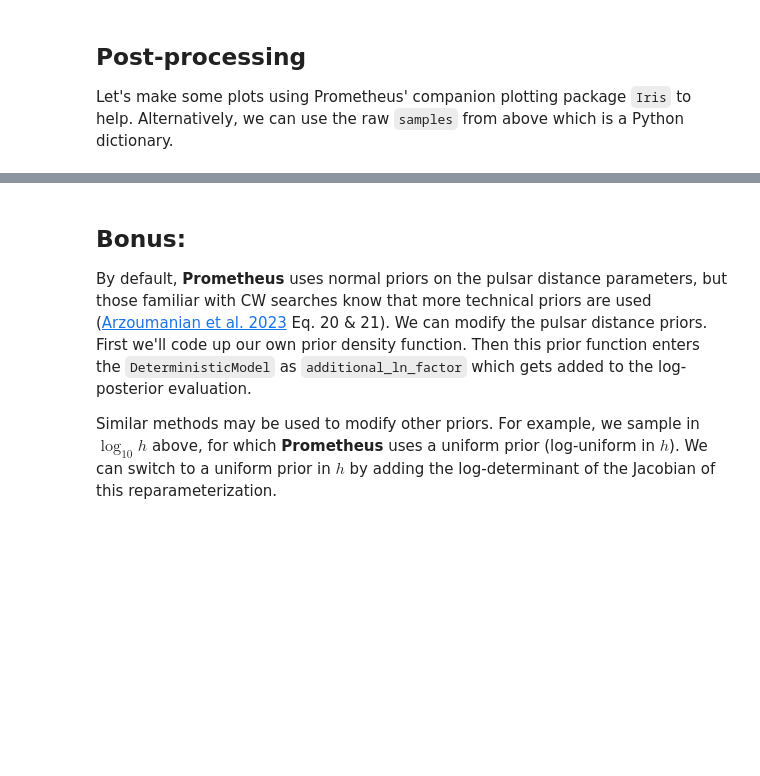
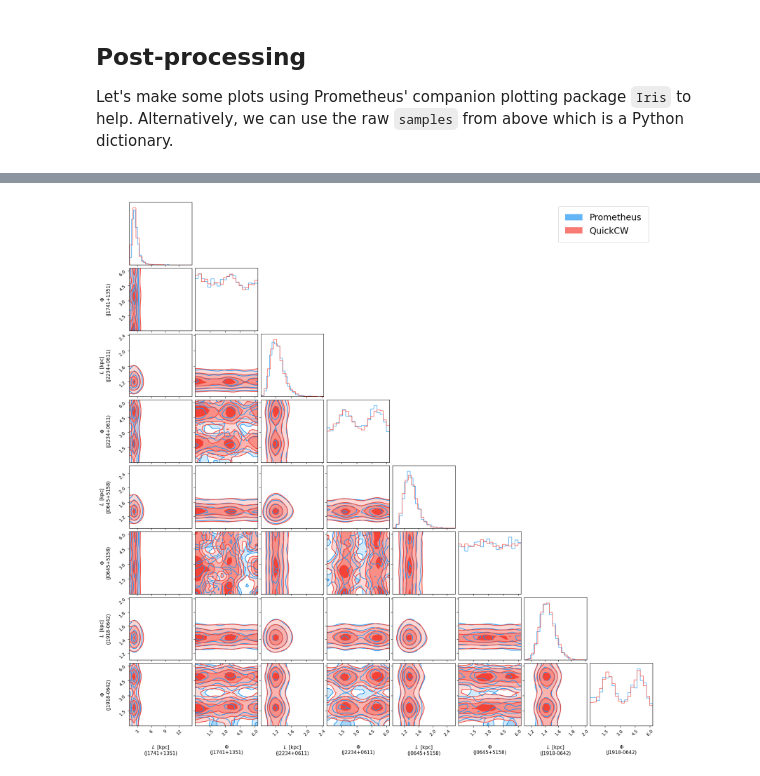
Before and after one commit to XGI-MSU/prometheus, a Jupyter notebook: examples/cw_pe.ipynb, the cells around one changed output, grey strips where cells are left out. Saved outputs shown, nothing was run; the diff lists cells and outputs as text; code cells hidden in the pictures; blank space fills up the shorter version.

```diff
--- a/examples/cw_pe.ipynb
+++ b/examples/cw_pe.ipynb
@@ -199,6 +198,0 @@ fig = plotter.corner(plotter.gwb_model_params() + plotter.det_model_params(),
-# %% [markdown]
-## Bonus:
-
-By default, **Prometheus** uses normal priors on the pulsar distance parameters, but those familiar with CW searches know that more technical priors are used ([Arzoumanian et al. 2023](https://arxiv.org/pdf/2301.03608) Eq. 20 & 21). We can modify the pulsar distance priors. First we'll code up our own prior density function. Then this prior function enters the `DeterministicModel` as `additional_ln_factor` which gets added to the log-posterior evaluation.
-
-Similar methods may be used to modify other priors. For example, we sample in $\log_{10}h$ above, for which **Prometheus** uses a uniform prior (log-uniform in $h$). We can switch to a uniform prior in $h$ by adding the log-determinant of the Jacobian of this reparameterization.
@@ -245,0 +199,9 @@ pta_model_with_psr_dist_prior = PTAModel(psr_model=psr_model,
+# %%
+# pulsar distance + phase recovery
+fig = plotter.corner(plotter.psr_dist_phase_params(np.r_[8:10, 55:57]),
+                     extra_samples=[quickCW_samples],
+                     labels=['Prometheus', 'QuickCW'],
+                     legend_fontsize=20,
+                     bins=20)
+# %% [output]
+[figure, added]
```
Also changed, not shown: parts of 11 cells of this notebook, 12 other files.
